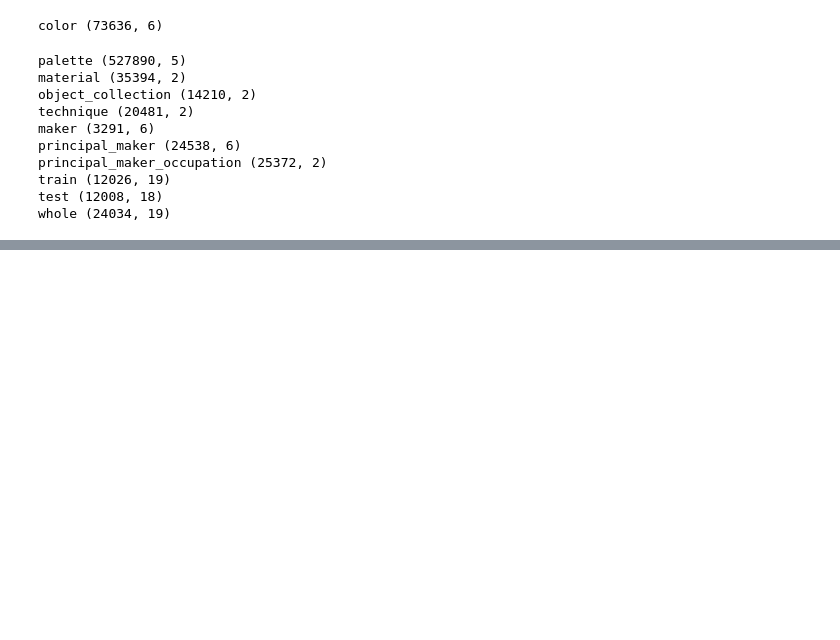
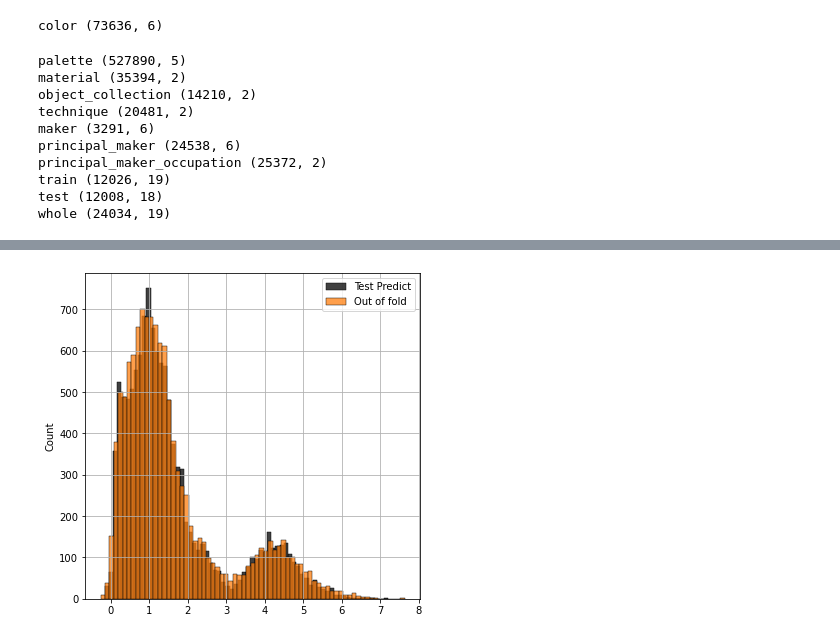
Before and after one commit to yumehara/atmacup10, a Jupyter notebook: notebook/baseline.ipynb, the cells around one changed output, grey strips where cells are left out. Drawn from its saved outputs; the diff is of its cells as text; code cells hidden in the pictures; blank space fills up the shorter version.

```diff
--- a/notebook/baseline.ipynb
+++ b/notebook/baseline.ipynb
@@ -243,3 +255,14 @@ plot_scatter(train_target)
+# %%
+def plot_hist(oof, pred):
+    fig, ax = plt.subplots(figsize=(6, 6))
+    sns.histplot(pred, label='Test Predict', ax=ax, color='black')
+    sns.histplot(oof, label='Out of fold', ax=ax, color='C1')
+    ax.legend()
+    ax.grid()
+# %%
+plot_hist(oof_pred, pred)
+# %% [output]
+[figure, added]
 # %%
 print('- feat_cnt =', feat_cnt)
 print(f'- score = {score:.5f}')
```
Also changed, not shown: parts of 22 cells of this notebook.
